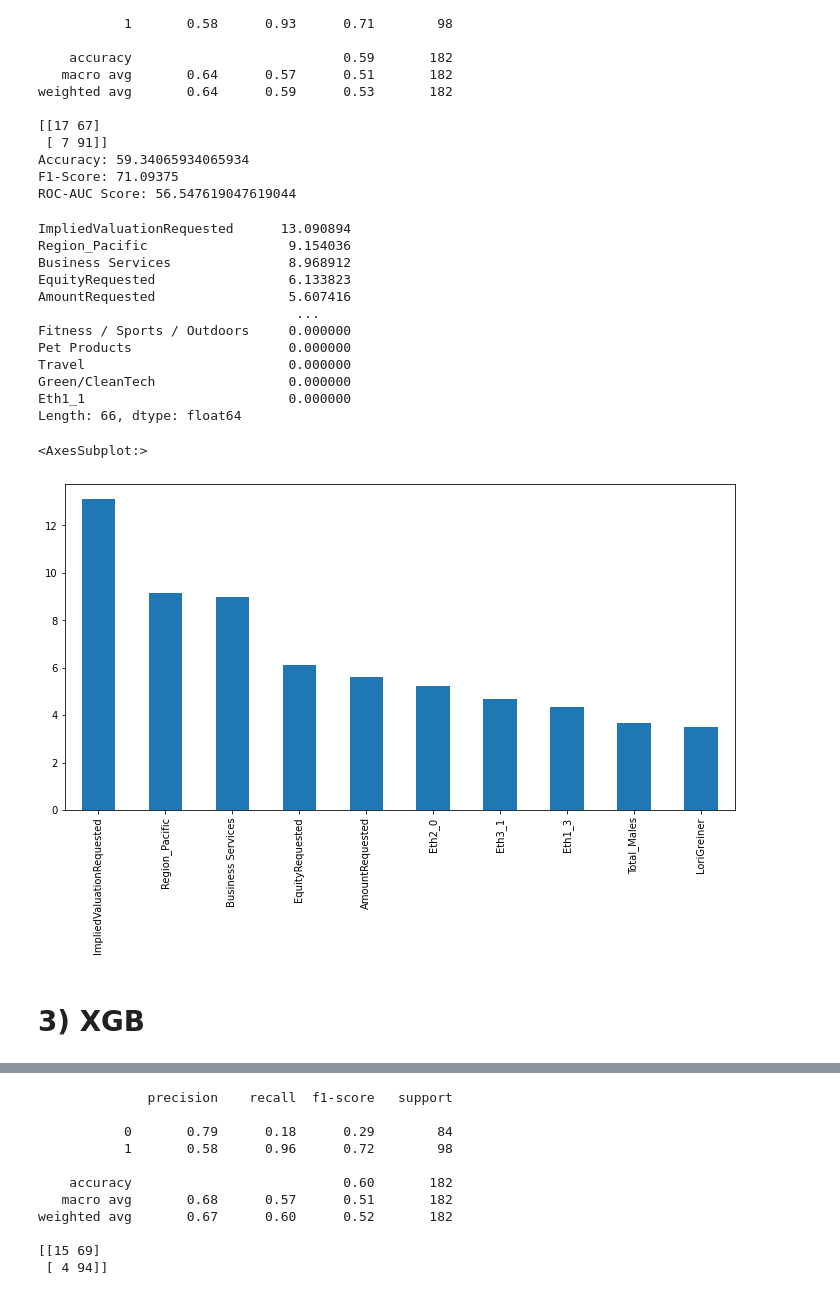
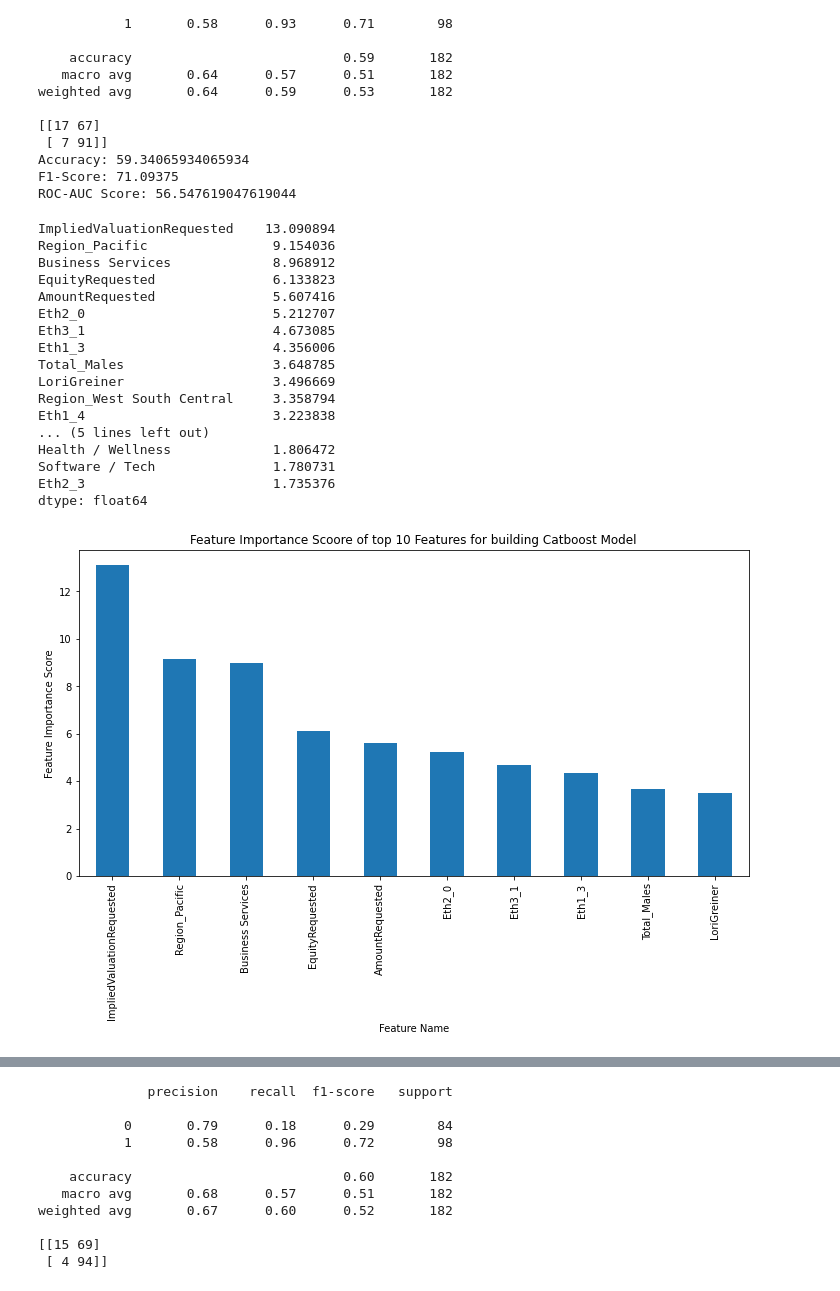
Before and after one commit to Raksh710/Shark_Tank_Analysis, a Jupyter notebook: Shark_Tank_Analysis.ipynb, the cells around one changed output, grey strips where cells are left out. Drawn from its saved outputs; the diff is of its cells as text; code cells hidden in the pictures.

```diff
--- a/Shark_Tank_Analysis.ipynb
+++ b/Shark_Tank_Analysis.ipynb
@@ -2488,4 +2387,5 @@ from catboost import CatBoostClassifier
 # %%
-cb = CatBoostClassifier(random_state=42,depth=10,od_type='IncToDec',feature_border_type='MinEntropy',boosting_type='Ordered', early_stopping_rounds=50,
+# Creating the catboost classifier instance
+cb = CatBoostClassifier(random_state=42,depth=10,od_type='IncToDec',feature_border_type='MinEntropy',boosting_type='Ordered', early_stopping_rounds=50, iterations=100,
                        bootstrap_type='Bayesian', leaf_estimation_method='Gradient', bagging_temperature=1) # 59.34 with Gradient leaf_estimation_method
 # %%
@@ -2535,23 +2428,30 @@ ROC-AUC Score: 56.547619047619044
 cb_feat_imp = pd.Series(cb.feature_importances_,index=X_train.columns).sort_values(ascending=False)
 # %%
-cb_feat_imp
+cb_feat_imp[cb_feat_imp>0].head(20) # Top 20 features used for building the catboost classification model
 # %% [output]
-ImpliedValuationRequested      13.090894
-Region_Pacific                  9.154036
-Business Services               8.968912
-EquityRequested                 6.133823
-AmountRequested                 5.607416
-                                 ...
-Fitness / Sports / Outdoors     0.000000
-Pet Products                    0.000000
-Travel                          0.000000
-Green/CleanTech                 0.000000
-Eth1_1                          0.000000
-Length: 66, dtype: float64
+ImpliedValuationRequested    13.090894
+Region_Pacific                9.154036
+Business Services             8.968912
+EquityRequested               6.133823
+AmountRequested               5.607416
+Eth2_0                        5.212707
+Eth3_1                        4.673085
+Eth1_3                        4.356006
+Total_Males                   3.648785
+LoriGreiner                   3.496669
+Region_West South Central     3.358794
+Eth1_4                        3.223838
+... (5 lines left out)
+Health / Wellness             1.806472
+Software / Tech               1.780731
+Eth2_3                        1.735376
+dtype: float64
 # %%
+# Plot of Feature Importance Scoore of top 10 Features for building Catboost Model
 cb_feat_imp.head(10).plot(kind='bar',figsize=(12,6))
+plt.title('Feature Importance Scoore of top 10 Features for building Catboost Model')
+plt.xlabel('Feature Name')
+plt.ylabel('Feature Importance Score')
+plt.show();
 # %% [output]
-<AxesSubplot:>
-[figure, old version]
+[figure, new version]
-# %% [markdown]
-# 3) XGB
```
Also changed, not shown: parts of 151 cells of this notebook.
